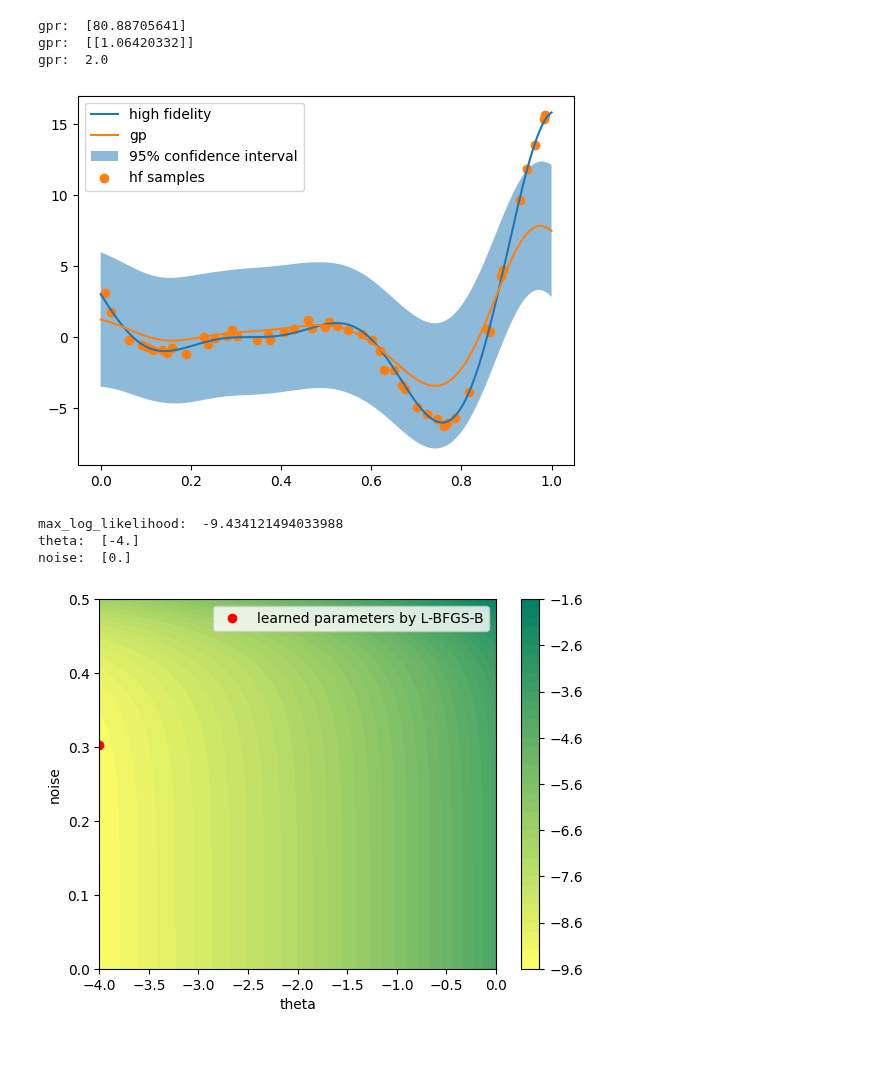
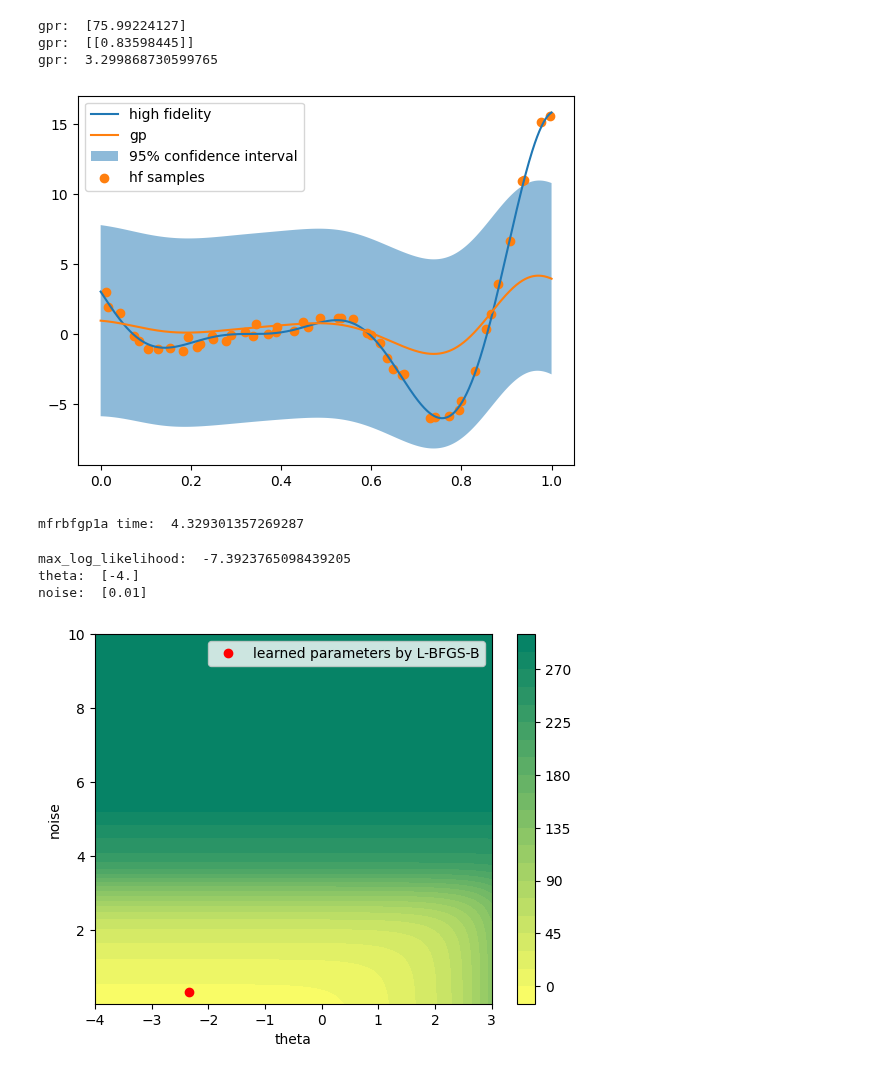
Before and after one commit to bessagroup/mfbml, a Jupyter notebook: examples/test_mfrbfgpr/landscape_of_nll.ipynb, the cells around one changed output. Drawn from its saved outputs; the diff is of its cells as text; code cells hidden in the pictures.

```diff
--- a/examples/test_mfrbfgpr/landscape_of_nll.ipynb
+++ b/examples/test_mfrbfgpr/landscape_of_nll.ipynb
@@ -58,7 +139,7 @@ noise:  2.0
 # plot the land scape of  log_likelihood function
 #  generate the meshgrid for the parameters theta and noise
 theta = np.linspace(-4, 3, 100)
-noise = np.linspace(0.01, 2, 100)
+noise = np.linspace(0.01, 10, 100)
 theta, noise = np.meshgrid(theta, noise)
 # calculate the log_likelihood
 log_likelihood_gpr = np.zeros(theta.shape)
@@ -68,9 +149,9 @@ for i in range(theta.shape[0]):
         log_likelihood_gpr[i, j] = gpr._logLikelihood(params=list_params)
 # find the maximum log_likelihood
 min_log_likelihood_gpr = np.min(log_likelihood_gpr)
-print("max_log_likelihood: ", min_log_likelihood_gpr)
+print("min_negative_log_likelihood: ", min_log_likelihood_gpr)
 # find the index of the maximum log_likelihood
 idx = np.where(log_likelihood_gpr == min_log_likelihood_gpr)
-print("theta: ", theta[idx])
-print("noise: ", noise[idx])
+print("best theta: ", theta[idx])
+print("best noise: ", noise[idx])
 # %% [output]
@@ -109,59 +191,64 @@ ax.fill_between(
     alpha=0.5,
     label="95% confidence interval",
 )
-ax.scatter(sample_x["hf"], sample_y["hf"], label="hf samples")
+ax.scatter(sample_x["hf"], sample_y_1a["hf"], label="hf samples")
 ax.legend()
 plt.show()
 # %% [output]
-gpr:  [80.88705641]
-gpr:  [[1.06420332]]
-gpr:  2.0
+gpr:  [75.99224127]
+gpr:  [[0.83598445]]
+gpr:  3.299868730599765
-[figure, old version]
+[figure, new version]
 # %%
 # for developed methods
-# start_time = time.time()
-mfrbfgp = MFRBFGPR(
-    design_space=func.input_domain, noise_prior=None, optimizer_restart=20
+start_time = time.time()
+mfrbfgp1a = MFRBFGPR(
+    design_space=func1a.input_domain, noise_prior=None, optimizer_restart=optimizer_restart
 )
-mfrbfgp.train(samples=sample_x, responses=sample_y)
+mfrbfgp1a.train(samples=sample_x, responses=sample_y_1a)
+end_time = time.time()
+mfrbfgp1a_time = end_time - start_time
+print("mfrbfgp1a time: ", end_time - start_time)
+# %% [output]
+mfrbfgp1a time:  4.329301357269287
 # %%
 #  generate the meshgrid for the parameters theta and noise
-theta = np.linspace(-4, 0, 100)
-noise = np.linspace(0.0, 0.5, 100)
+theta = np.linspace(-4, 3, 100)
+noise = np.linspace(0.01, 10.0, 100)
 theta, noise = np.meshgrid(theta, noise)
 # calculate the log_likelihood
-log_likelihood = np.zeros(theta.shape)
+log_likelihood1a = np.zeros(theta.shape)
 for i in range(theta.shape[0]):
     for j in range(theta.shape[1]):
         list_params = [theta[i, j], noise[i, j]]
-        log_likelihood[i, j] = mfrbfgp._logLikelihood(params=list_params)
+        log_likelihood1a[i, j] = mfrbfgp1a._logLikelihood(params=list_params)
 # %%
 # find the maximum log_likelihood
-min_log_likelihood = np.min(log_likelihood)
+min_log_likelihood = np.min(log_likelihood1a)
 print("max_log_likelihood: ", min_log_likelihood)
 # find the index of the maximum log_likelihood
-idx = np.where(log_likelihood == min_log_likelihood)
+idx = np.where(log_likelihood1a == min_log_likelihood)
 print("theta: ", theta[idx])
 print("noise: ", noise[idx])
 # plot the log_likelihood
 fig, ax = plt.subplots()
-cs = ax.contourf(theta, noise, log_likelihood.T, levels=50, cmap=cm.summer_r)
+cs = ax.contourf(theta, noise, log_likelihood1a, levels=20, cmap=cm.summer_r)
 ax.plot(
-    np.log10(mfrbfgp.kernel.param[0]),
-    mfrbfgp.noise,
+    np.log10(mfrbfgp1a.kernel.param[0]),
+    mfrbfgp1a.noise,
     "ro",
     label="learned parameters by L-BFGS-B",
 )
 # ax.plot(theta[idx], noise[idx], "b*", label="best parameters by grid search")
 ax.legend(loc="best")
 ax.set_xlabel("theta")
 ax.set_ylabel("noise")
 fig.colorbar(cs)
-plt.savefig("mf_log_likelihood.png", dpi=300, bbox_inches="tight")
+# plt.savefig("mf_log_likelihood_1a.png", dpi=300, bbox_inches="tight")
 plt.show()
 # %% [output]
-max_log_likelihood:  -9.434121494033988
+max_log_likelihood:  -7.3923765098439205
 theta:  [-4.]
-noise:  [0.]
+noise:  [0.01]
-[figure, old version]
+[figure, new version]
 # %%
```
Also changed, not shown: parts of 24 cells of this notebook, 50 other files.
